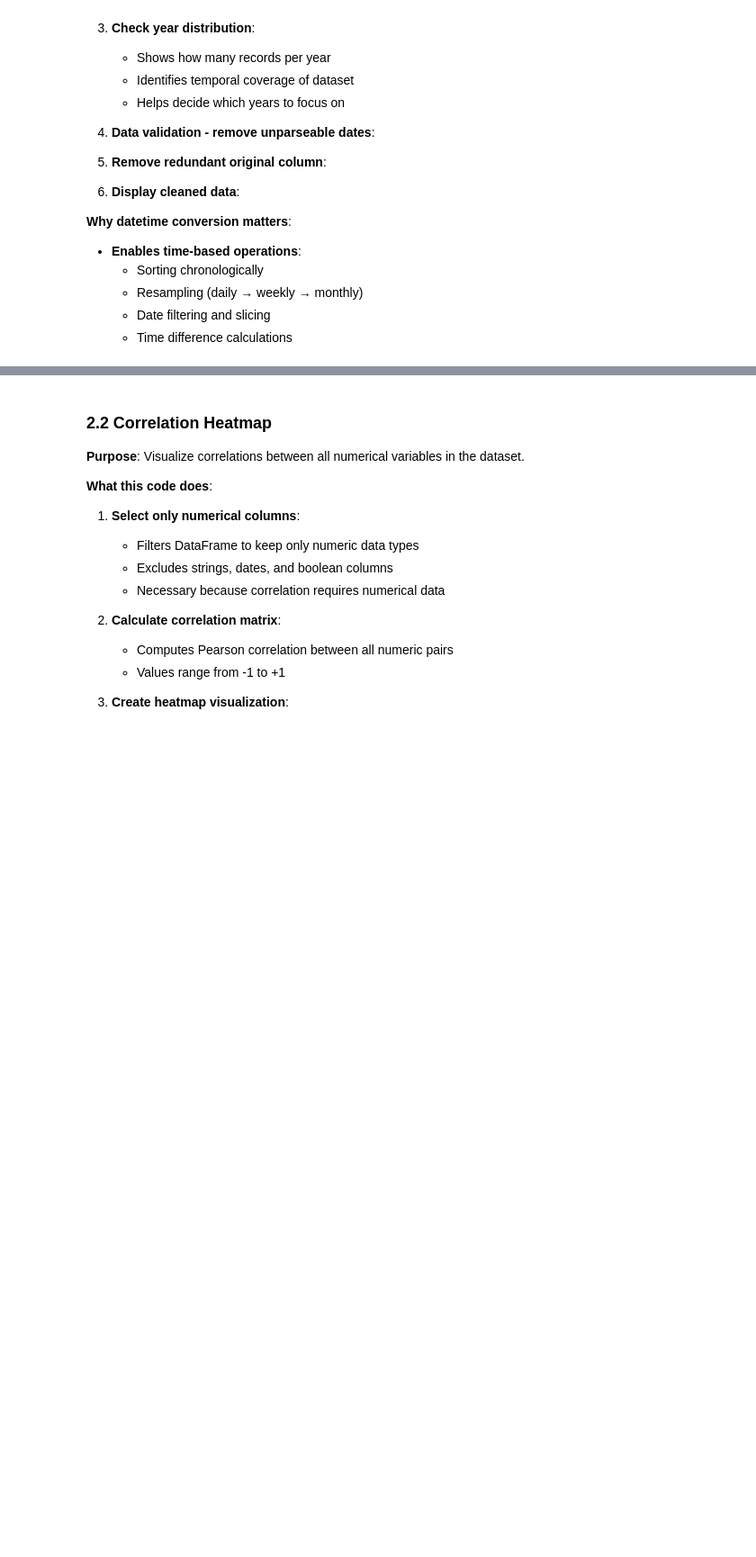
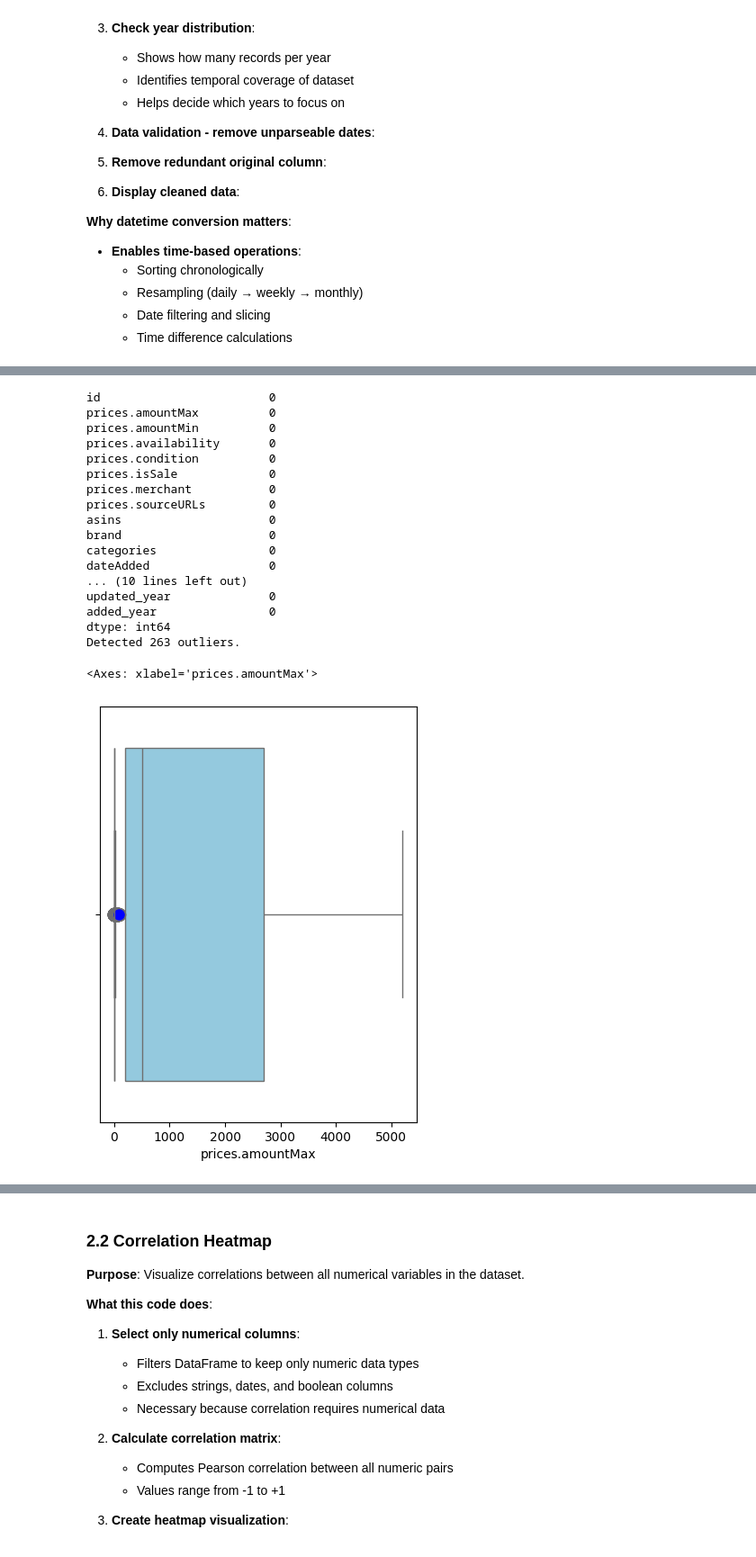
Before and after one commit to dealcatcher/jupyter-lab-models, a Jupyter notebook: sarima.ipynb, the cells around one changed output, grey strips where cells are left out. Shown at 90% size. Saved outputs shown, nothing was run; the diff lists cells and outputs as text; code cells hidden in the pictures; blank space fills up the shorter version.

Commit message:
Outliers and preposing of the data

```diff
--- a/sarima.ipynb
+++ b/sarima.ipynb
@@ -298,0 +336,5 @@ df.head()
+# %%
+df_index_dateSeen = df.set_index("dateSeen").sort_index()
+df_index_dateSeen.sort_values(by=["dateSeen","discount_percent"], inplace=True)
+df.sort_values(by=["dateSeen","discount_percent"], inplace=True)
+df
@@ -298,0 +371,44 @@ df.head()
+# %%
+print(df.isnull().sum())
+
+# Simple Z-score logic
+mean = df['discount_percent'].mean()
+std =  df['discount_percent'].std()
+
+# Anything outside this range is a statistical outlier
+upper_limit = mean + (3 * std)
+lower_limit = mean - (3 * std)
+
+outliers = df[(df['discount_percent'] > upper_limit) | (df['discount_percent'] < lower_limit)]
+
+print(f"Detected {len(outliers)} outliers.")
+
+plt.figure(figsize=(10, 6))
+
+plt.subplot(1, 2, 1)
+sns.boxplot(x=outliers['prices.amountMax'], color='skyblue',flierprops={'markerfacecolor':'red', 'markersize': 10})
+
+
+
+plt.subplot(1, 2, 1)
+sns.boxplot(x=df['discount_percent'], color='lightcoral',flierprops={'markerfacecolor':'blue', 'markersize': 10})
+# %% [output]
+id                        0
+prices.amountMax          0
+prices.amountMin          0
+prices.availability       0
+prices.condition          0
+prices.isSale             0
+prices.merchant           0
+prices.sourceURLs         0
+asins                     0
+brand                     0
+categories                0
+dateAdded                 0
+... (10 lines left out)
+updated_year              0
+added_year                0
+dtype: int64
+Detected 263 outliers.
+<Axes: xlabel='prices.amountMax'>
+[figure, added]
```
Also changed, not shown: parts of 42 cells of this notebook.
